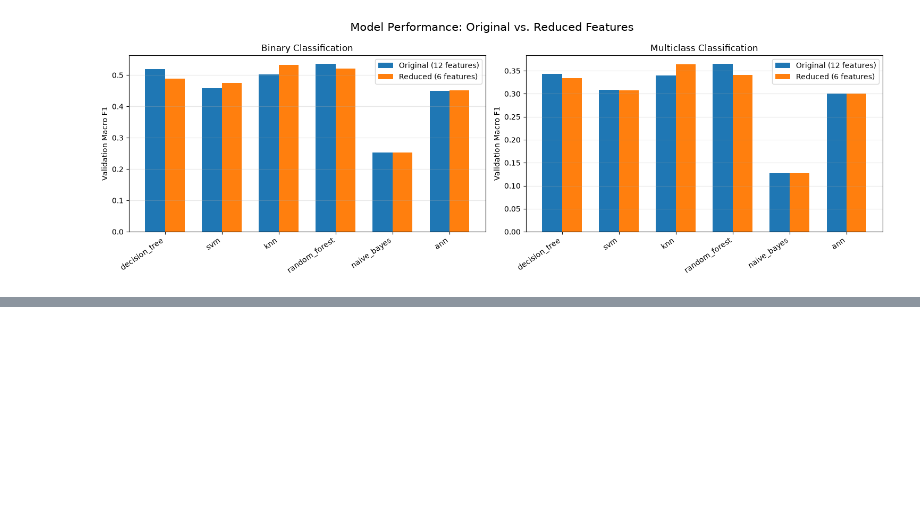
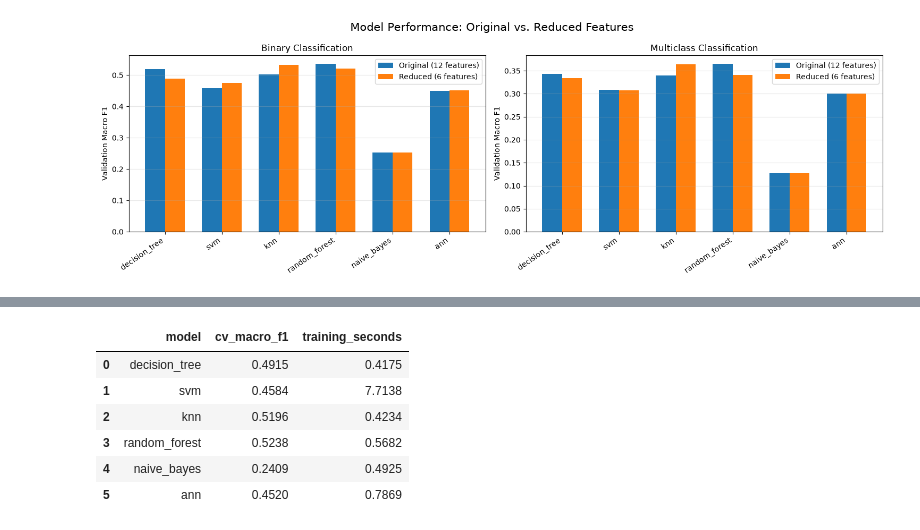
Before and after one commit to laurenlal/cse5104-project2, a Jupyter notebook: model_fitting.ipynb, the cells around one changed output, grey strips where cells are left out. Cells and saved outputs as stored; diff of their text form; code cells hidden in the pictures; blank space fills up the shorter version.

```diff
--- a/model_fitting.ipynb
+++ b/model_fitting.ipynb
@@ -1099,0 +1274,18 @@ display(comparison[runtime_cols].round(4))
+# %%
+#Part C 3.4
+
+columns = [
+    "model",
+    "cv_macro_f1",
+    "training_seconds"
+]
+
+red_results_df.loc[red_results_df["classification"] == "binary", columns].round(4)
+# %% [output]
+|  | model | cv_macro_f1 | training_seconds |
+| 0 | decision_tree | 0.4915 | 0.4175 |
+| 1 | svm | 0.4584 | 7.7138 |
+| 2 | knn | 0.5196 | 0.4234 |
+| 3 | random_forest | 0.5238 | 0.5682 |
+| 4 | naive_bayes | 0.2409 | 0.4925 |
+| 5 | ann | 0.4520 | 0.7869 |
```
Also changed, not shown: parts of 12 cells of this notebook.
